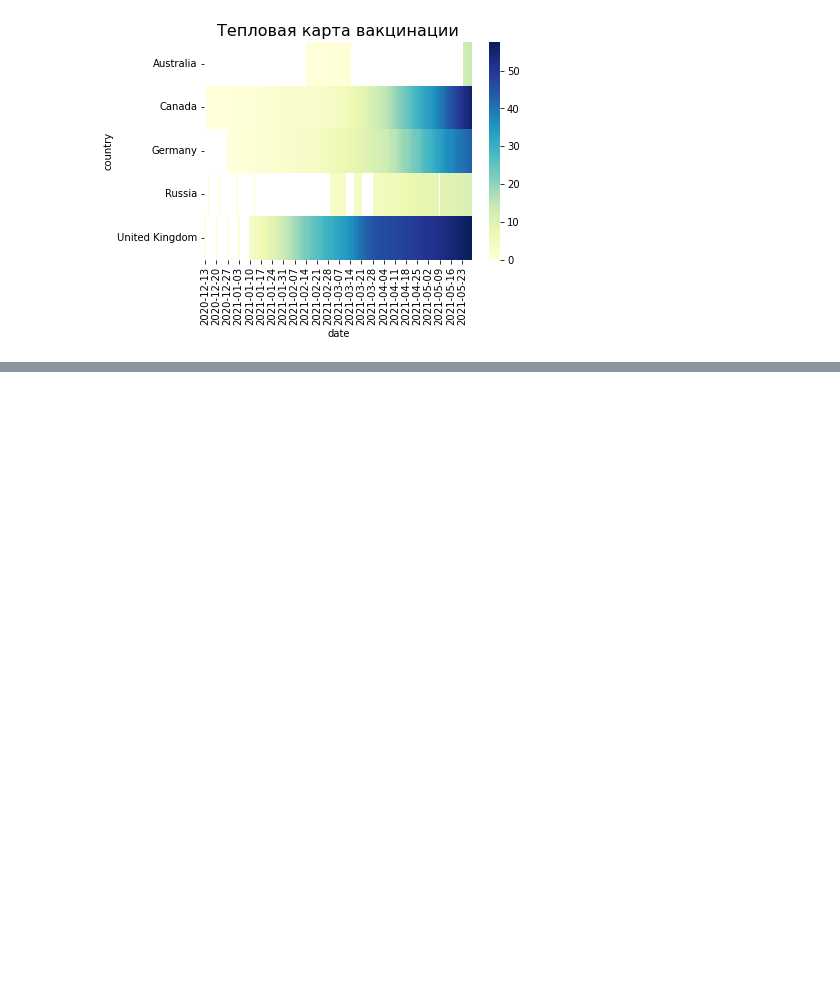
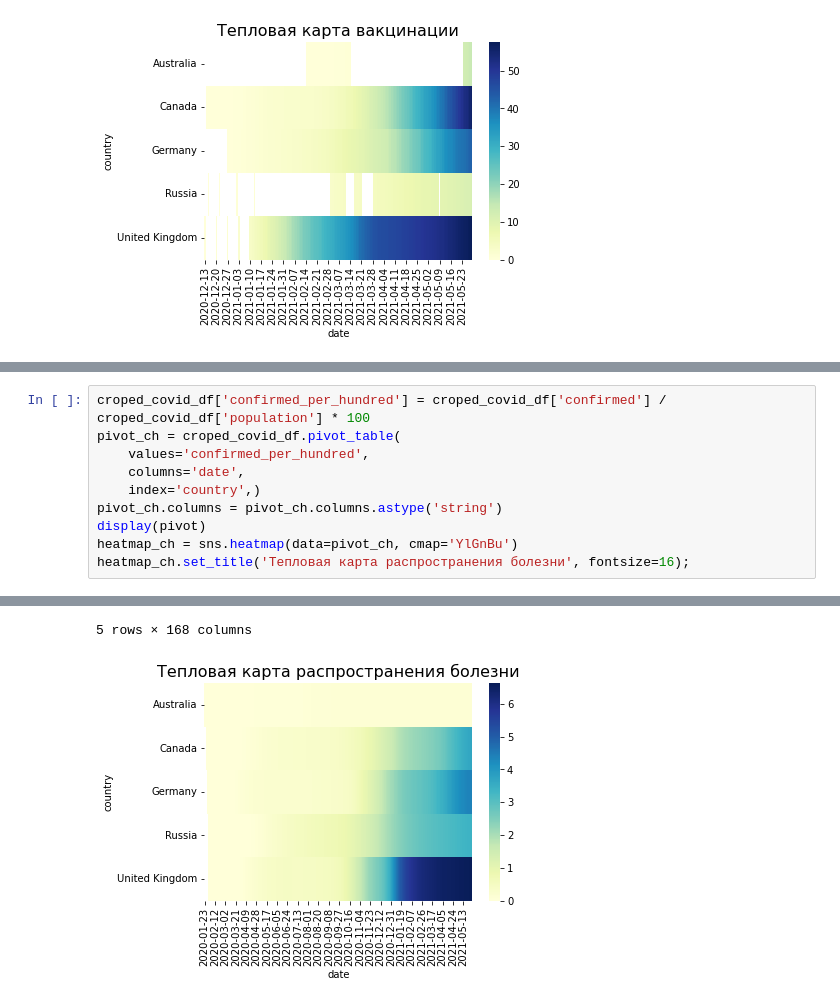
Before and after one commit to Alexx-Yu/python_classes, a Jupyter notebook: Module 13 - Visualisation/Theory.ipynb, the cells around one changed output, grey strips where cells are left out. Saved outputs shown, nothing was run; the diff lists cells and outputs as text; blank space fills up the shorter version.

```diff
--- a/Module 13 - Visualisation/Theory.ipynb
+++ b/Module 13 - Visualisation/Theory.ipynb
@@ -519,0 +525,11 @@ heatmap.set_title('Тепловая карта вакцинации', fontsize=1
+# %%
+croped_covid_df['confirmed_per_hundred'] = croped_covid_df['confirmed'] / croped_covid_df['population'] * 100
+pivot_ch = croped_covid_df.pivot_table(
+    values='confirmed_per_hundred',
+    columns='date',
+    index='country',)
+pivot_ch.columns = pivot_ch.columns.astype('string')
+display(pivot)
+heatmap_ch = sns.heatmap(data=pivot_ch, cmap='YlGnBu')
+heatmap_ch.set_title('Тепловая карта распространения болезни', fontsize=16);
+# %% [output]
@@ -519,0 +543,2 @@ heatmap.set_title('Тепловая карта вакцинации', fontsize=1
+5 rows × 168 columns
+[figure, added]
```
Also changed, not shown: parts of 8 cells of this notebook, 2 other files.
